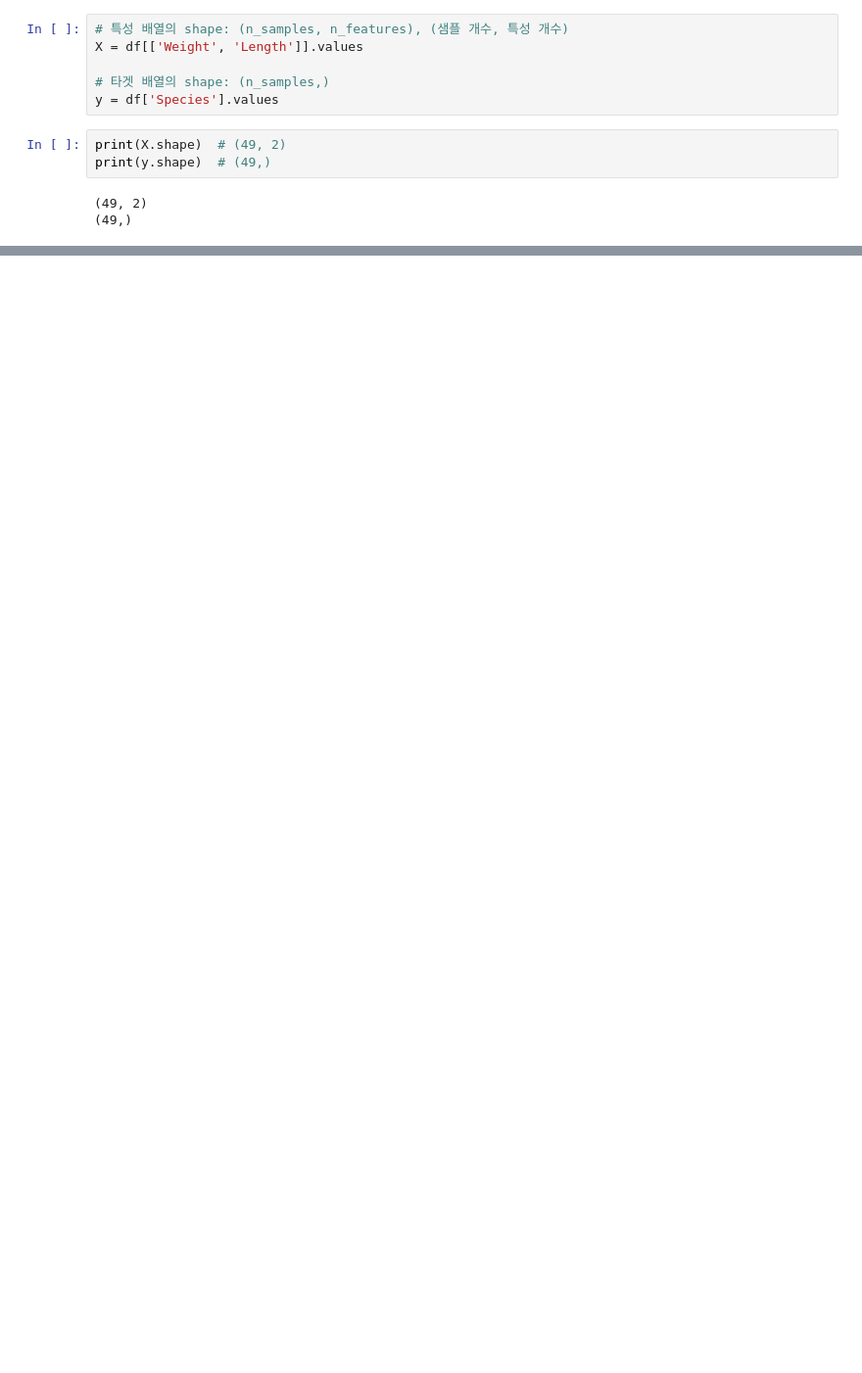
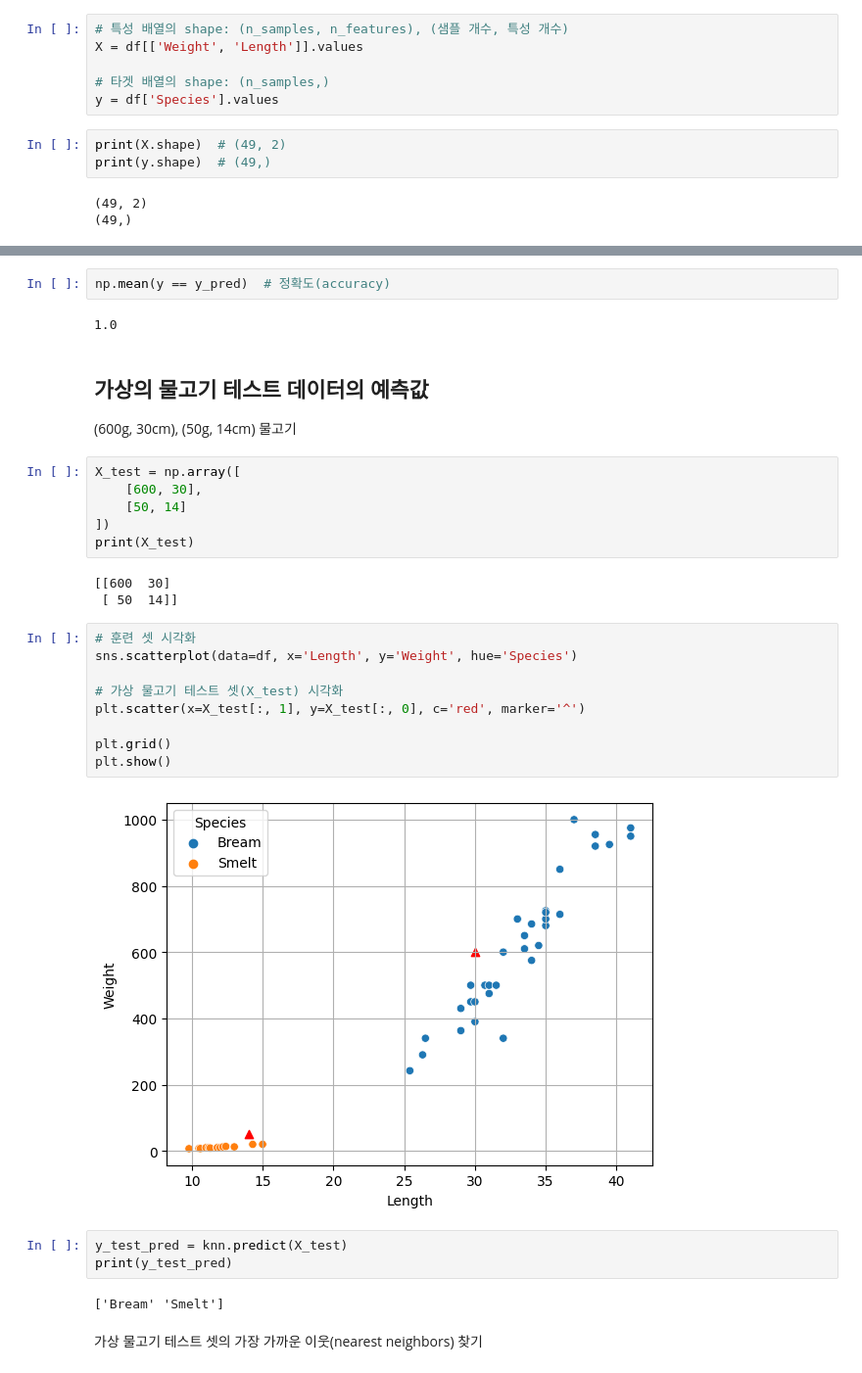
Before and after one commit to baesaa0304/StudyIT, a Jupyter notebook: ml02_knn.ipynb, the cells around one changed output, grey strips where cells are left out. Shown: that part at 98% size. Cells and saved outputs as stored; diff of their text form; blank space fills up the shorter version.

```diff
--- a/ml02_knn.ipynb
+++ b/ml02_knn.ipynb
@@ -187,0 +292,35 @@ print(y.shape)  # (49,)
+# %%
+np.mean(y == y_pred)  # 정확도(accuracy)
+# %% [output]
+1.0
+# %% [markdown]
+## 가상의 물고기 테스트 데이터의 예측값
+
+(600g, 30cm), (50g, 14cm) 물고기
+# %%
+X_test = np.array([
+    [600, 30],
+    [50, 14]
+])
+print(X_test)
+# %% [output]
+[[600  30]
+ [ 50  14]]
+# %%
+# 훈련 셋 시각화
+sns.scatterplot(data=df, x='Length', y='Weight', hue='Species')
+
+# 가상 물고기 테스트 셋(X_test) 시각화
+plt.scatter(x=X_test[:, 1], y=X_test[:, 0], c='red', marker='^')
+
+plt.grid()
+plt.show()
+# %% [output]
+[figure, added]
+# %%
+y_test_pred = knn.predict(X_test)
+print(y_test_pred)
+# %% [output]
+['Bream' 'Smelt']
+# %% [markdown]
+가상 물고기 테스트 셋의 가장 가까운 이웃(nearest neighbors) 찾기
```
Also changed, not shown: parts of 43 cells of this notebook.
